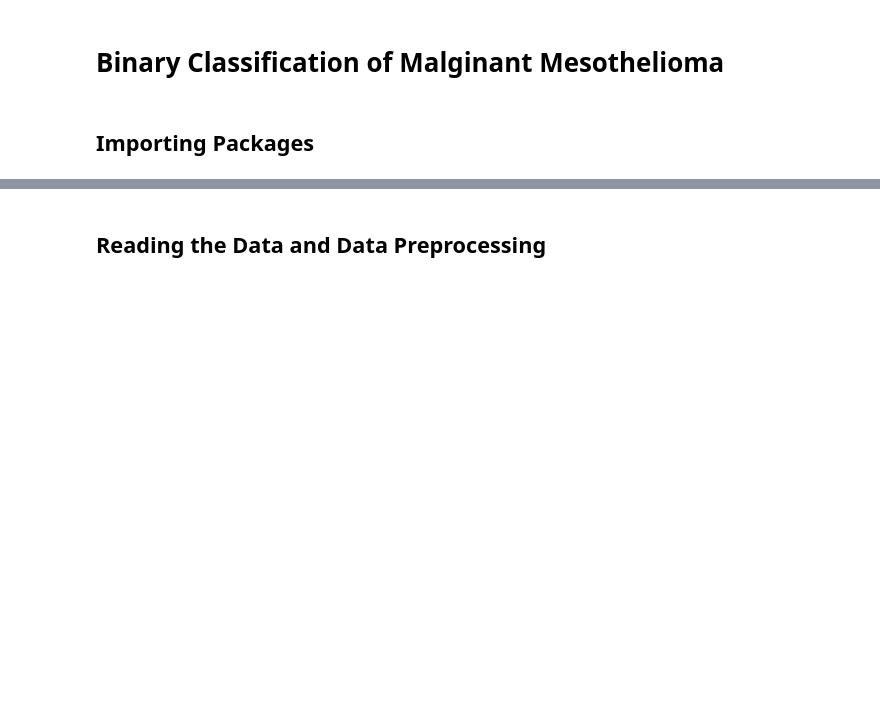
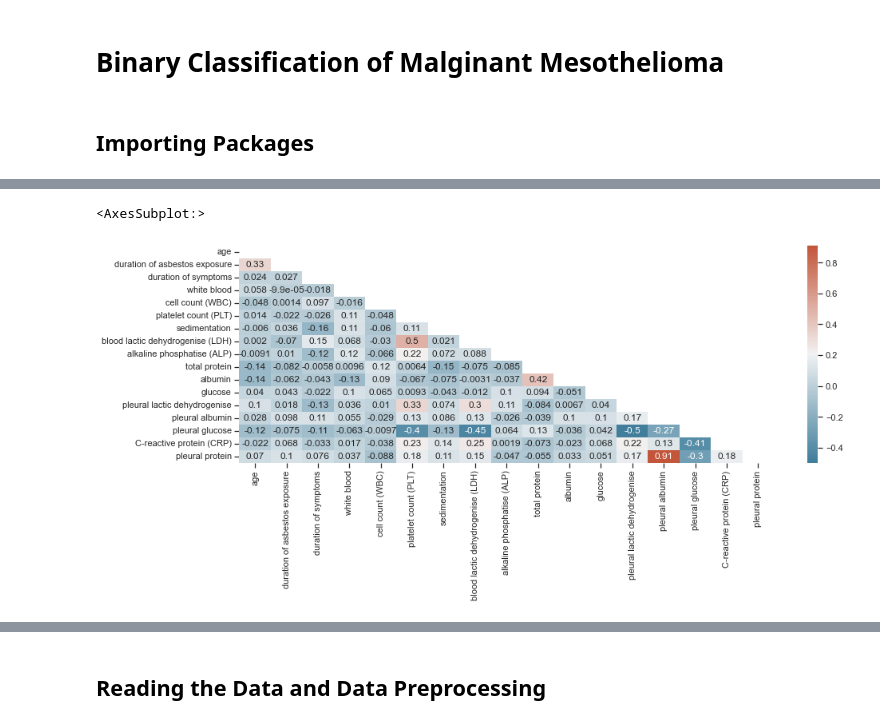
Before and after one commit to Ted0623/thesis_jup, a Jupyter notebook: thesis.ipynb, the cells around one changed output, grey strips where cells are left out. Cells and saved outputs as stored; diff of their text form; code cells hidden in the pictures; blank space fills up the shorter version.

```diff
--- a/thesis.ipynb
+++ b/thesis.ipynb
@@ -38,0 +43,33 @@ import statsmodels.api as sm
+# %%
+mesdata = pd.read_excel(r'C:/Users/tedch/Documents/Thesis/mesdata.xlsx')
+X=mesdata
+y=mesdata['class of diagnosis']
+transform=['duration of symptoms', 'platelet count (PLT)', 'alkaline phosphatise (ALP)', 'glucose',
+           'pleural lactic dehydrogenise', 'cell count (WBC)', 'blood lactic dehydrogenise (LDH)']
+X[transform]=X[transform].apply(np.log)
+
+num_feat=['age','duration of asbestos exposure', 'duration of symptoms', 'white blood', 'cell count (WBC)',
+          'platelet count (PLT)', 'sedimentation', 'blood lactic dehydrogenise (LDH)', 'alkaline phosphatise (ALP)',
+          'total protein', 'albumin', 'glucose', 'pleural lactic dehydrogenise', 'pleural albumin',
+          'pleural glucose', 'C-reactive protein (CRP)' , 'pleural protein']
+
+cat_feat=['gender', 'city', 'asbestos exposure', 'type of MM', 'diagnosis method',
+       'keep side', 'cytology', 'dyspnoea', 'ache on chest', 'weakness',
+       'habit of cigarette', 'performance status', 'hemoglobin (HGB)',
+       'dead or not', 'pleural effusion', 'pleural thickness on tomography',
+       'pleural level of acidity (pH)', 'class of diagnosis']
+
+X_num = X[num_feat]
+X_cat = X[cat_feat]
+
+# Corr heatmap
+
+corr = X_num.corr()
+mask = np.triu(np.ones_like(corr, dtype=bool))
+cmap = sns.diverging_palette(230, 20, as_cmap=True)
+sns.heatmap(
+    data=X_num.corr(), annot=True, mask=mask, cmap=cmap
+)
+# %% [output]
+<AxesSubplot:>
+[figure, added]
```
Also changed, not shown: parts of 8 cells of this notebook.
